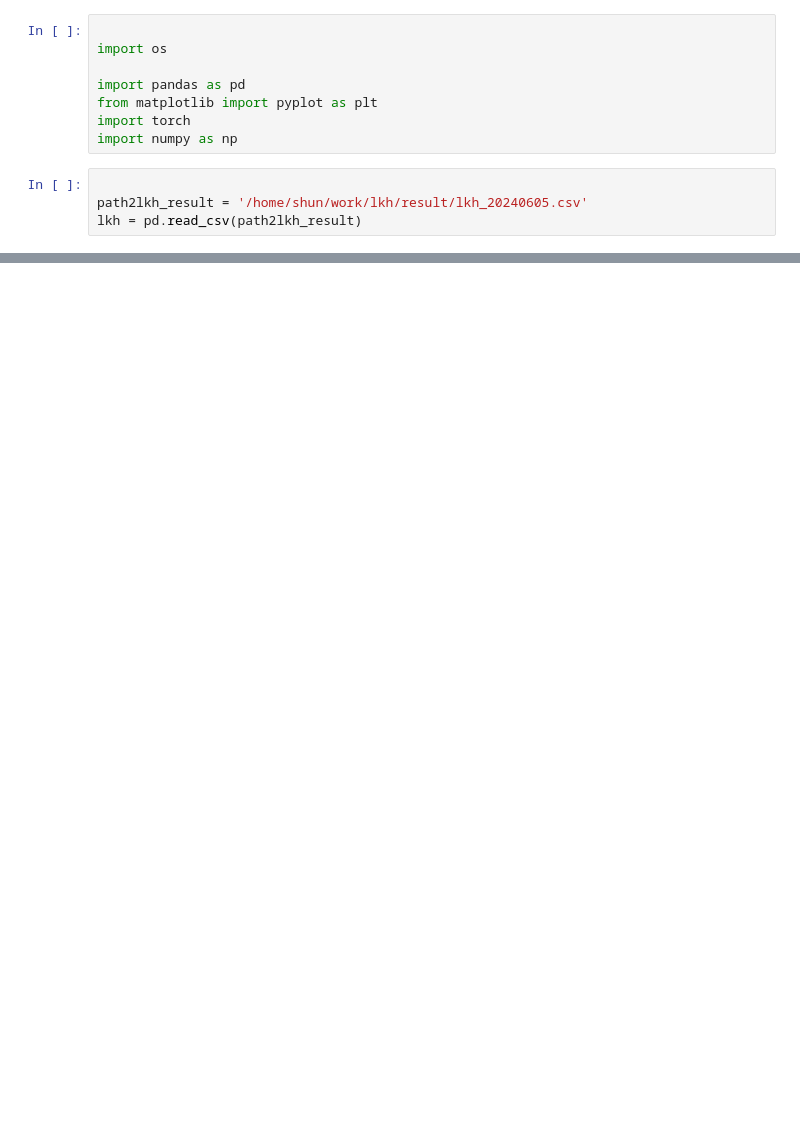
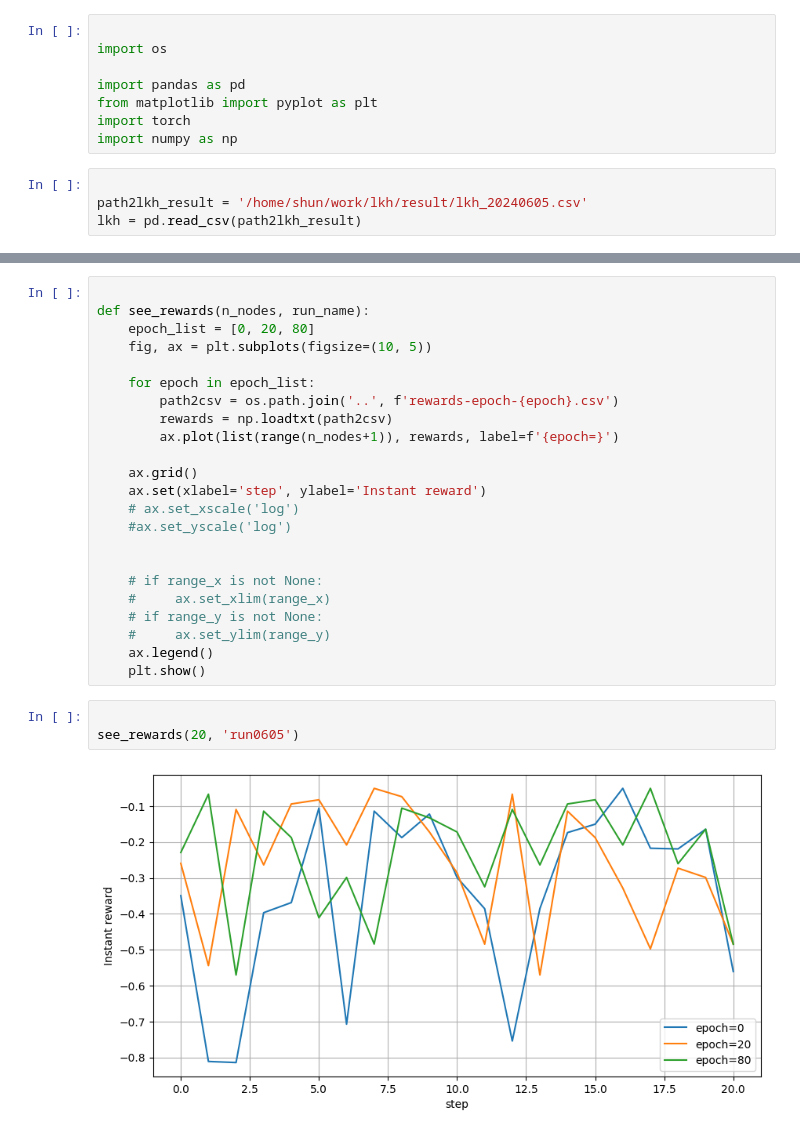
Before and after one commit to dmkn013/neural-tsp-solver-ppo, a Jupyter notebook: dev/AM-monitor.ipynb, the cells around one changed output, grey strips where cells are left out. Cells and saved outputs as stored; diff of their text form; blank space fills up the shorter version.

```diff
--- a/dev/AM-monitor.ipynb
+++ b/dev/AM-monitor.ipynb
@@ -70,0 +98,28 @@ loss(20, 'run0605', range_y=[-.01, .01])
+# %%
+
+def see_rewards(n_nodes, run_name):
+    epoch_list = [0, 20, 80]
+    fig, ax = plt.subplots(figsize=(10, 5))
+
+    for epoch in epoch_list:
+        path2csv = os.path.join('..', f'rewards-epoch-{epoch}.csv')
+        rewards = np.loadtxt(path2csv)
+        ax.plot(list(range(n_nodes+1)), rewards, label=f'{epoch=}')
+
+    ax.grid()
+    ax.set(xlabel='step', ylabel='Instant reward')
+    # ax.set_xscale('log')
+    #ax.set_yscale('log')
+
+
+    # if range_x is not None:
+    #     ax.set_xlim(range_x)
+    # if range_y is not None:
+    #     ax.set_ylim(range_y)
+    ax.legend()
+    plt.show()
+# %%
+
+see_rewards(20, 'run0605')
+# %% [output]
+[figure, added]
```
Also changed, not shown: parts of 7 cells of this notebook, 26 other files.
